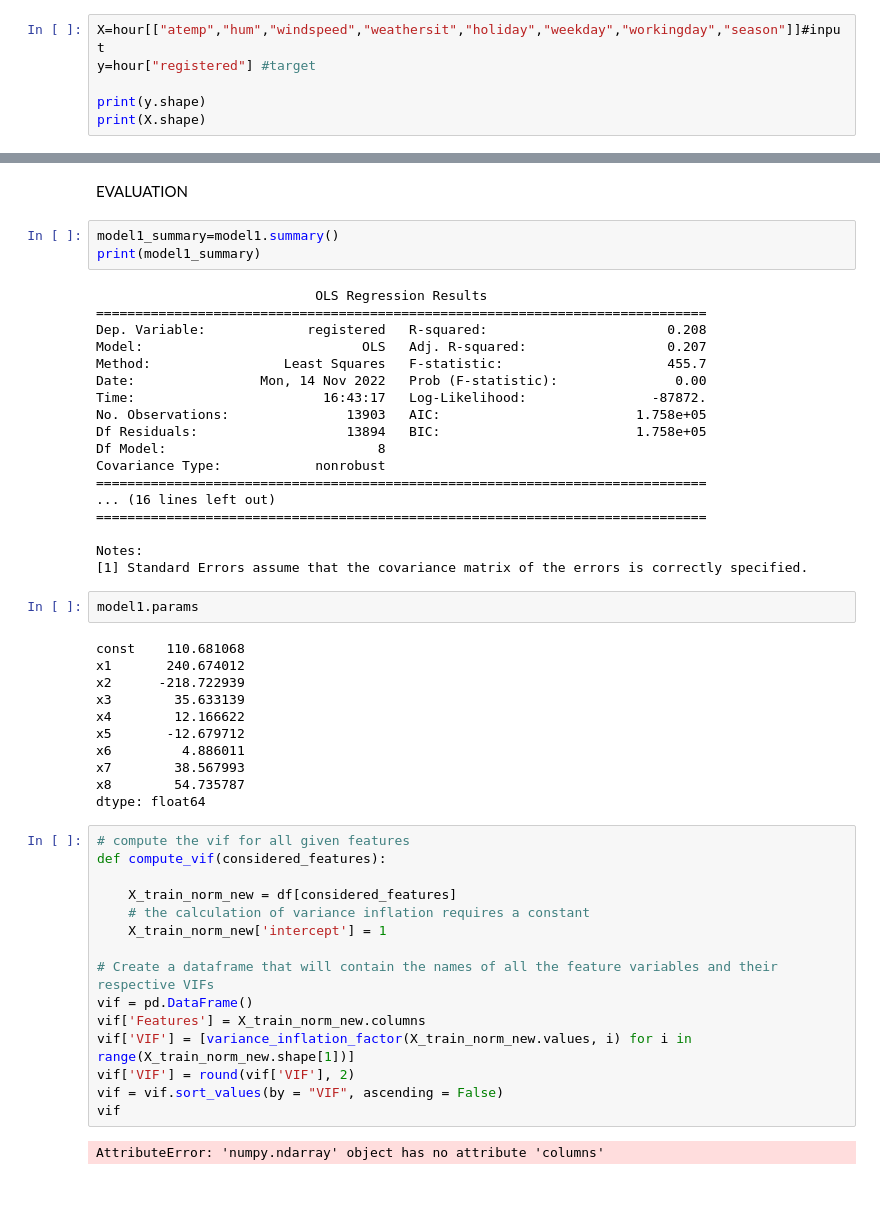
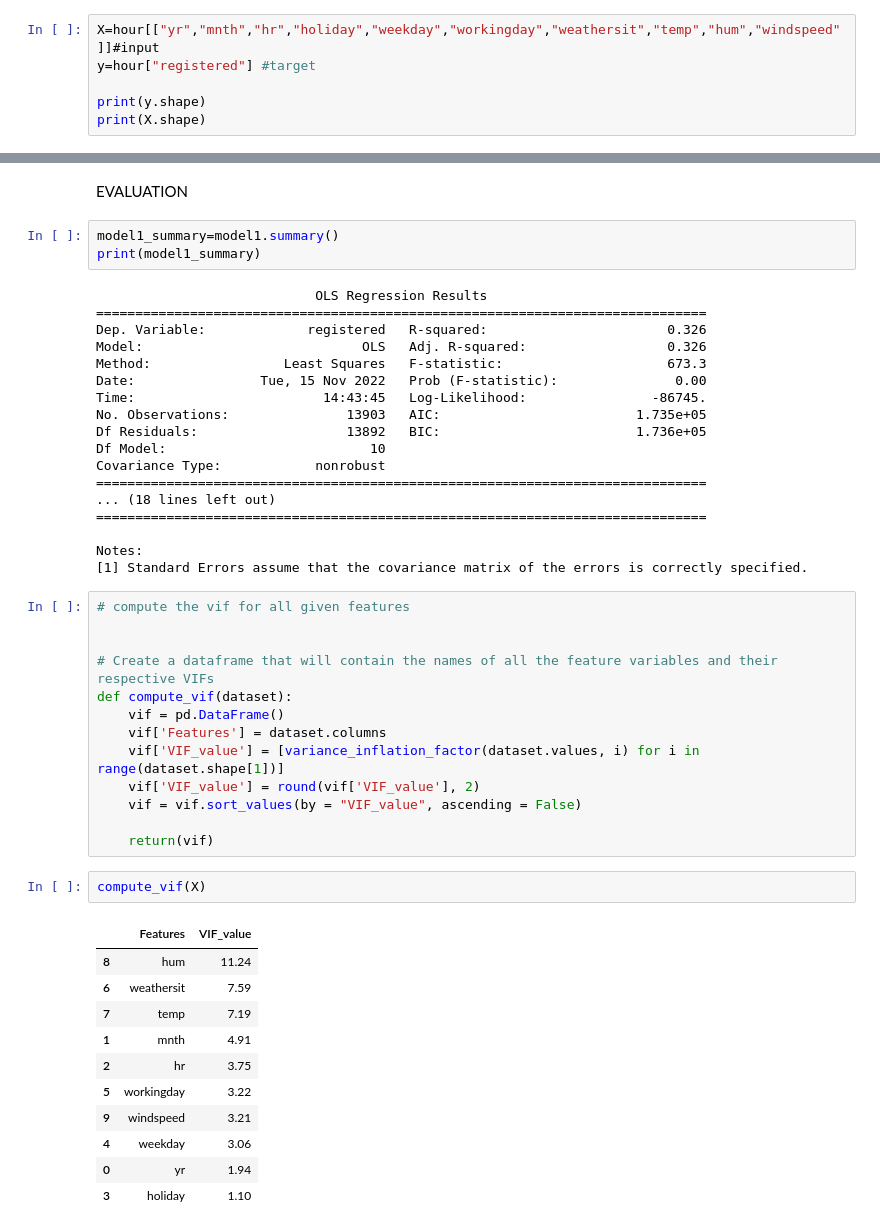
Before and after one commit to YanaOrf/CapitalBikeShare2, a Jupyter notebook: CapitalBike_ML1.ipynb, the cells around one changed output, grey strips where cells are left out. Saved outputs shown, nothing was run; the diff lists cells and outputs as text; blank space fills up the shorter version.

```diff
--- a/CapitalBike_ML1.ipynb
+++ b/CapitalBike_ML1.ipynb
@@ -646,7 +649,7 @@ Data columns (total 28 columns):
 dtypes: category(2), datetime64[ns](1), float64(6), int64(17), object(2)
 memory usage: 3.5+ MB
 # %%
-X=hour[["atemp","hum","windspeed","weathersit","holiday","weekday","workingday","season"]]#input
+X=hour[["yr","mnth","hr","holiday","weekday","workingday","weathersit","temp","hum","windspeed"]]#input
 y=hour["registered"] #target
 
 print(y.shape)
@@ -704,48 +707,45 @@ print(model1_summary)
 # %% [output]
                             OLS Regression Results
 ==============================================================================
-Dep. Variable:             registered   R-squared:                       0.208
-Model:                            OLS   Adj. R-squared:                  0.207
-Method:                 Least Squares   F-statistic:                     455.7
-Date:                Mon, 14 Nov 2022   Prob (F-statistic):               0.00
-Time:                        16:43:17   Log-Likelihood:                -87872.
-No. Observations:               13903   AIC:                         1.758e+05
-Df Residuals:                   13894   BIC:                         1.758e+05
-Df Model:                           8
+Dep. Variable:             registered   R-squared:                       0.326
+Model:                            OLS   Adj. R-squared:                  0.326
+Method:                 Least Squares   F-statistic:                     673.3
+Date:                Tue, 15 Nov 2022   Prob (F-statistic):               0.00
+Time:                        14:43:45   Log-Likelihood:                -86745.
+No. Observations:               13903   AIC:                         1.735e+05
+Df Residuals:                   13892   BIC:                         1.736e+05
+Df Model:                          10
 Covariance Type:            nonrobust
 ==============================================================================
-... (16 lines left out)
+... (18 lines left out)
 ==============================================================================
 
 Notes:
 [1] Standard Errors assume that the covariance matrix of the errors is correctly specified.
-# %%
-model1.params
-# %% [output]
-const    110.681068
-x1       240.674012
-x2      -218.722939
-x3        35.633139
-x4        12.166622
-x5       -12.679712
-x6         4.886011
-x7        38.567993
-x8        54.735787
-dtype: float64
 # %%
 # compute the vif for all given features
-def compute_vif(considered_features):
 
-    X_train_norm_new = df[considered_features]
-    # the calculation of variance inflation requires a constant
-    X_train_norm_new['intercept'] = 1
 
 # Create a dataframe that will contain the names of all the feature variables and their respective VIFs
-vif = pd.DataFrame()
-vif['Features'] = X_train_norm_new.columns
-vif['VIF'] = [variance_inflation_factor(X_train_norm_new.values, i) for i in range(X_train_norm_new.shape[1])]
-vif['VIF'] = round(vif['VIF'], 2)
-vif = vif.sort_values(by = "VIF", ascending = False)
-vif
+def compute_vif(dataset):
+    vif = pd.DataFrame()
+    vif['Features'] = dataset.columns
+    vif['VIF_value'] = [variance_inflation_factor(dataset.values, i) for i in range(dataset.shape[1])]
+    vif['VIF_value'] = round(vif['VIF_value'], 2)
+    vif = vif.sort_values(by = "VIF_value", ascending = False)
+
+    return(vif)
-# %% [output]
-AttributeError: 'numpy.ndarray' object has no attribute 'columns'
+# %%
+compute_vif(X)
+# %% [output]
+|  | Features | VIF_value |
+| 8 | hum | 11.24 |
+| 6 | weathersit | 7.59 |
+| 7 | temp | 7.19 |
+| 1 | mnth | 4.91 |
+| 2 | hr | 3.75 |
+| 5 | workingday | 3.22 |
+| 9 | windspeed | 3.21 |
+| 4 | weekday | 3.06 |
+| 0 | yr | 1.94 |
+| 3 | holiday | 1.10 |
```
Also changed, not shown: parts of 13 cells of this notebook.
